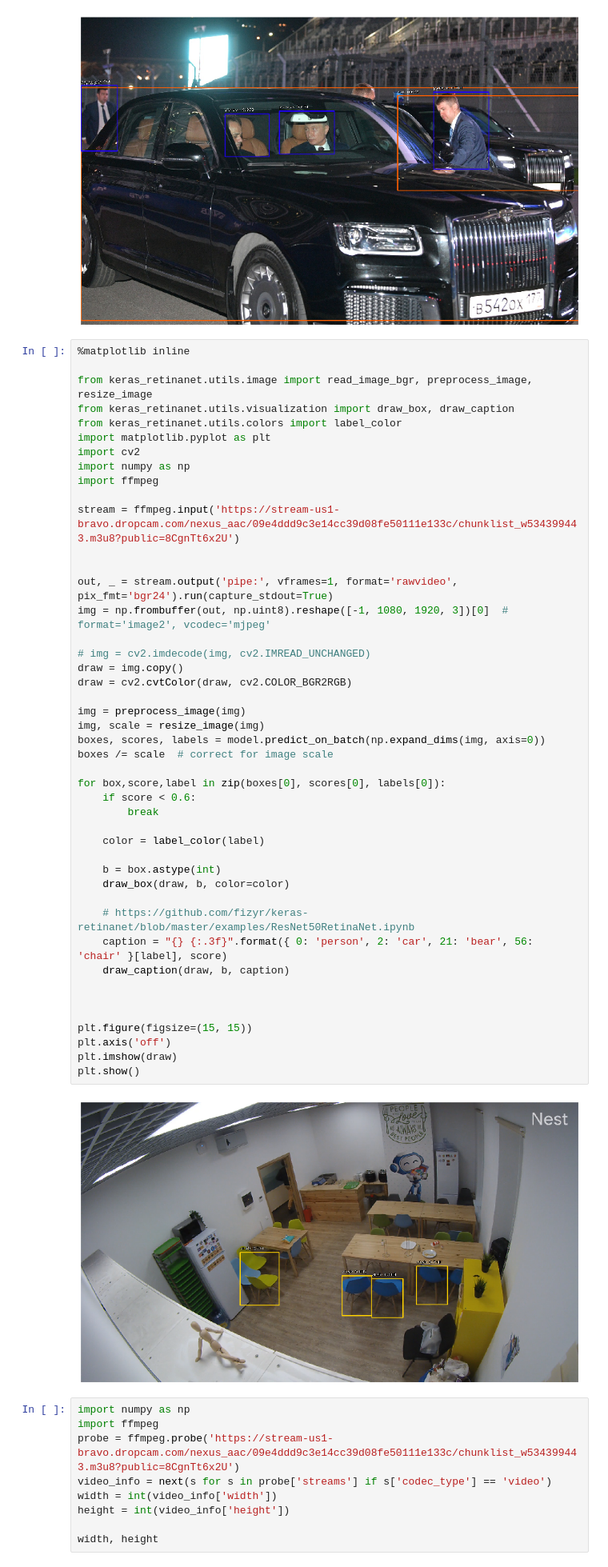
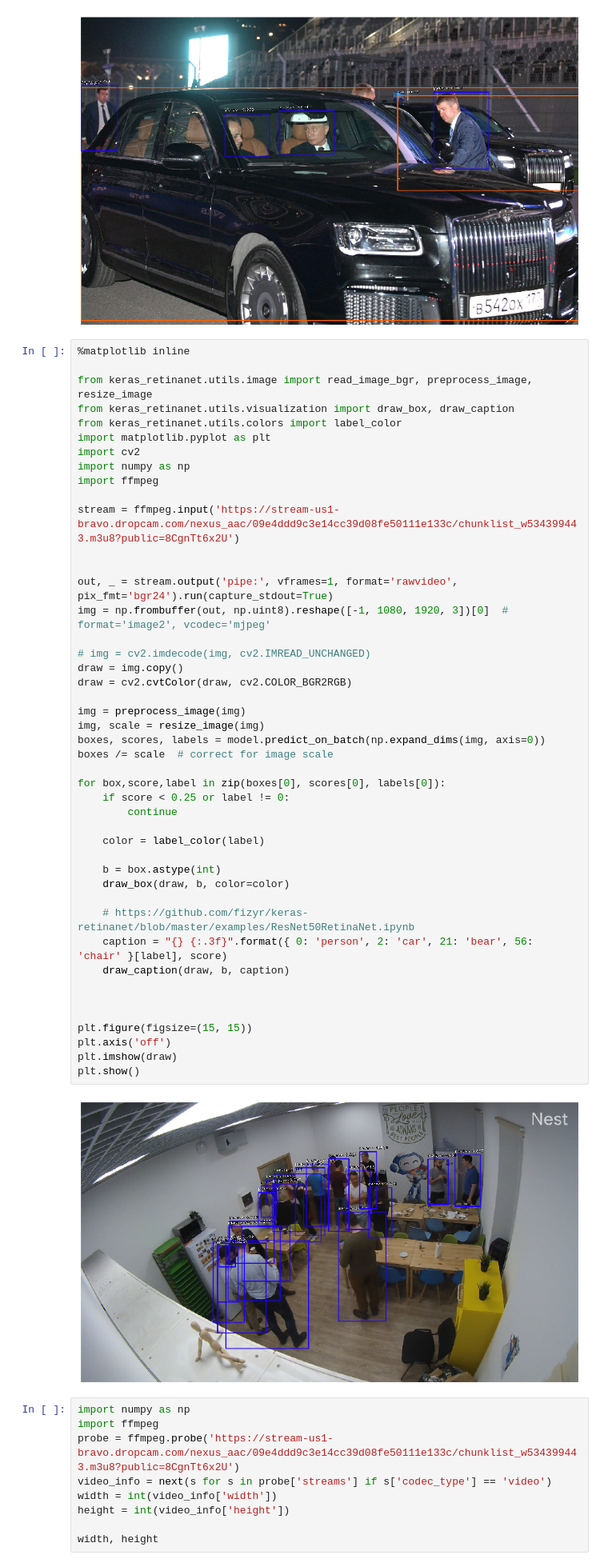
Before and after one commit to koi8-r/ML, a Jupyter notebook: Retina.ipynb, the cells around one changed output. Shown at 80% size. Drawn from its saved outputs; the diff is of its cells as text.

Commit message:
Fix early break

```diff
--- a/Retina.ipynb
+++ b/Retina.ipynb
@@ -89,36 +87,36 @@ stream = ffmpeg.input('https://stream-us1-bravo.dropcam.com/nexus_aac/09e4ddd9c3
 out, _ = stream.output('pipe:', vframes=1, format='rawvideo', pix_fmt='bgr24').run(capture_stdout=True)
 img = np.frombuffer(out, np.uint8).reshape([-1, 1080, 1920, 3])[0]  # format='image2', vcodec='mjpeg'
 
 # img = cv2.imdecode(img, cv2.IMREAD_UNCHANGED)
 draw = img.copy()
 draw = cv2.cvtColor(draw, cv2.COLOR_BGR2RGB)
 
 img = preprocess_image(img)
 img, scale = resize_image(img)
 boxes, scores, labels = model.predict_on_batch(np.expand_dims(img, axis=0))
 boxes /= scale  # correct for image scale
 
 for box,score,label in zip(boxes[0], scores[0], labels[0]):
-    if score < 0.6:
-        break
+    if score < 0.25 or label != 0:
+        continue
 
     color = label_color(label)
 
     b = box.astype(int)
     draw_box(draw, b, color=color)
 
     # https://github.com/fizyr/keras-retinanet/blob/master/examples/ResNet50RetinaNet.ipynb
     caption = "{} {:.3f}".format({ 0: 'person', 2: 'car', 21: 'bear', 56: 'chair' }[label], score)
     draw_caption(draw, b, caption)
 
 
 
 plt.figure(figsize=(15, 15))
 plt.axis('off')
 plt.imshow(draw)
 plt.show()
 # %% [output]
-[figure, old version]
+[figure, new version]
 # %%
 import numpy as np
 import ffmpeg
```
Also changed, not shown: parts of 1 cell of this notebook.
